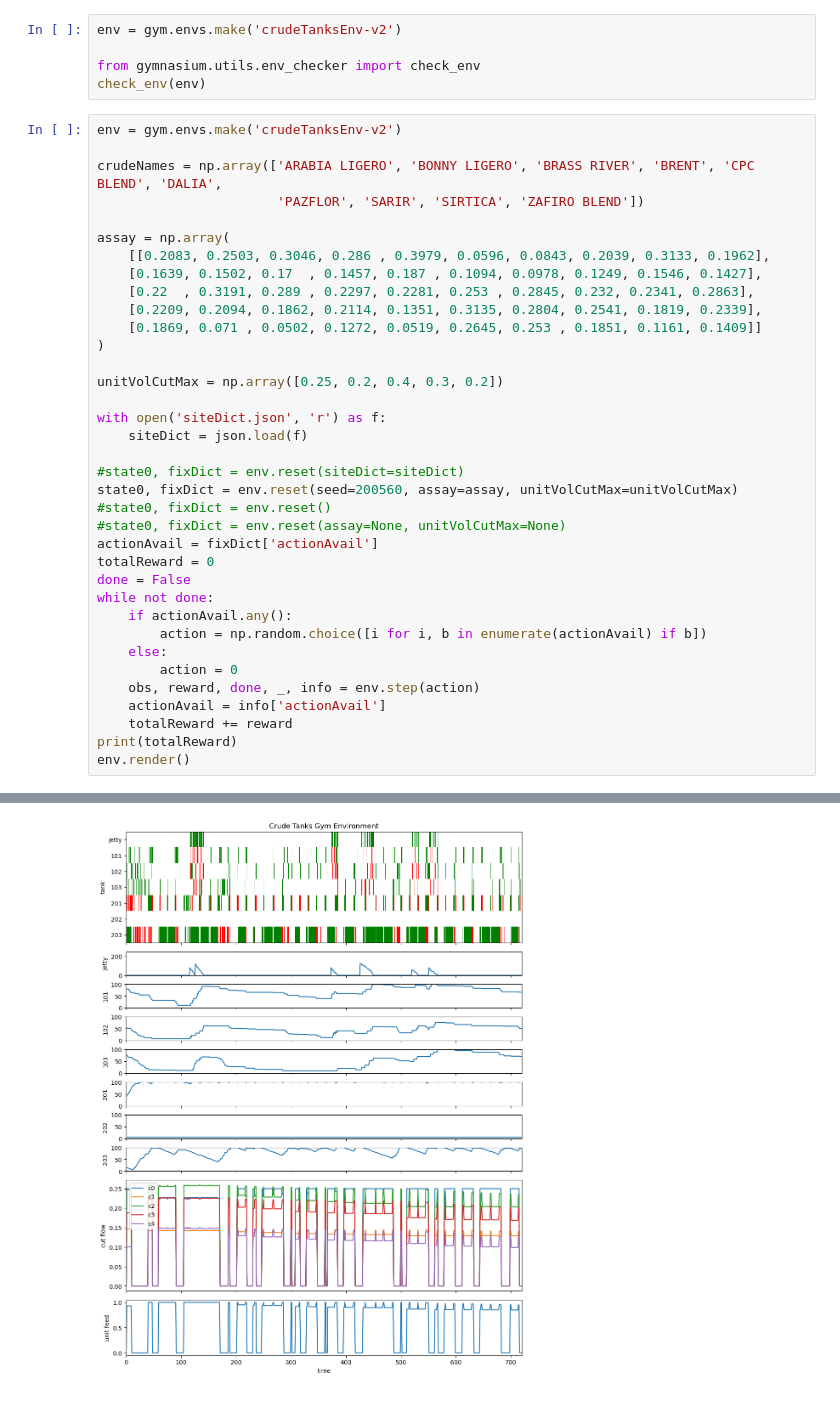
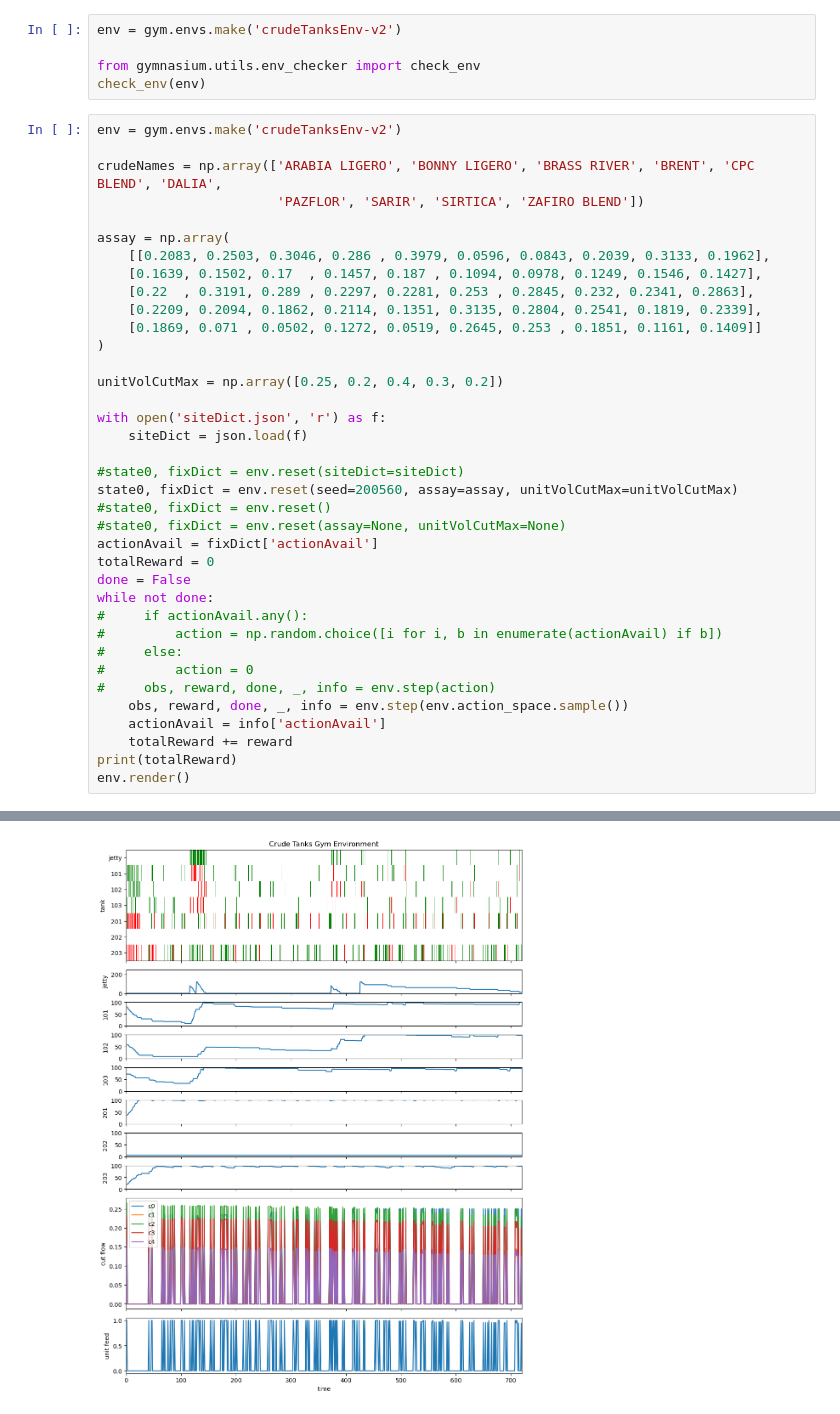
Before and after one commit to BaltiBoix/Scheduling, a Jupyter notebook: tankEnv.ipynb, the cells around one changed output, grey strips where cells are left out. Saved outputs shown, nothing was run; the diff lists cells and outputs as text.

```diff
--- a/tankEnv.ipynb
+++ b/tankEnv.ipynb
@@ -923,11 +936,12 @@ actionAvail = fixDict['actionAvail']
 totalReward = 0
 done = False
 while not done:
-    if actionAvail.any():
-        action = np.random.choice([i for i, b in enumerate(actionAvail) if b])
-    else:
-        action = 0
-    obs, reward, done, _, info = env.step(action)
+#     if actionAvail.any():
+#         action = np.random.choice([i for i, b in enumerate(actionAvail) if b])
+#     else:
+#         action = 0
+#     obs, reward, done, _, info = env.step(action)
+    obs, reward, done, _, info = env.step(env.action_space.sample())
     actionAvail = info['actionAvail']
     totalReward += reward
 print(totalReward)
@@ -937 +951 @@ env.render()
-[figure, old version]
+[figure, new version]
```
Also changed, not shown: parts of 8 cells of this notebook, 5 other files.
